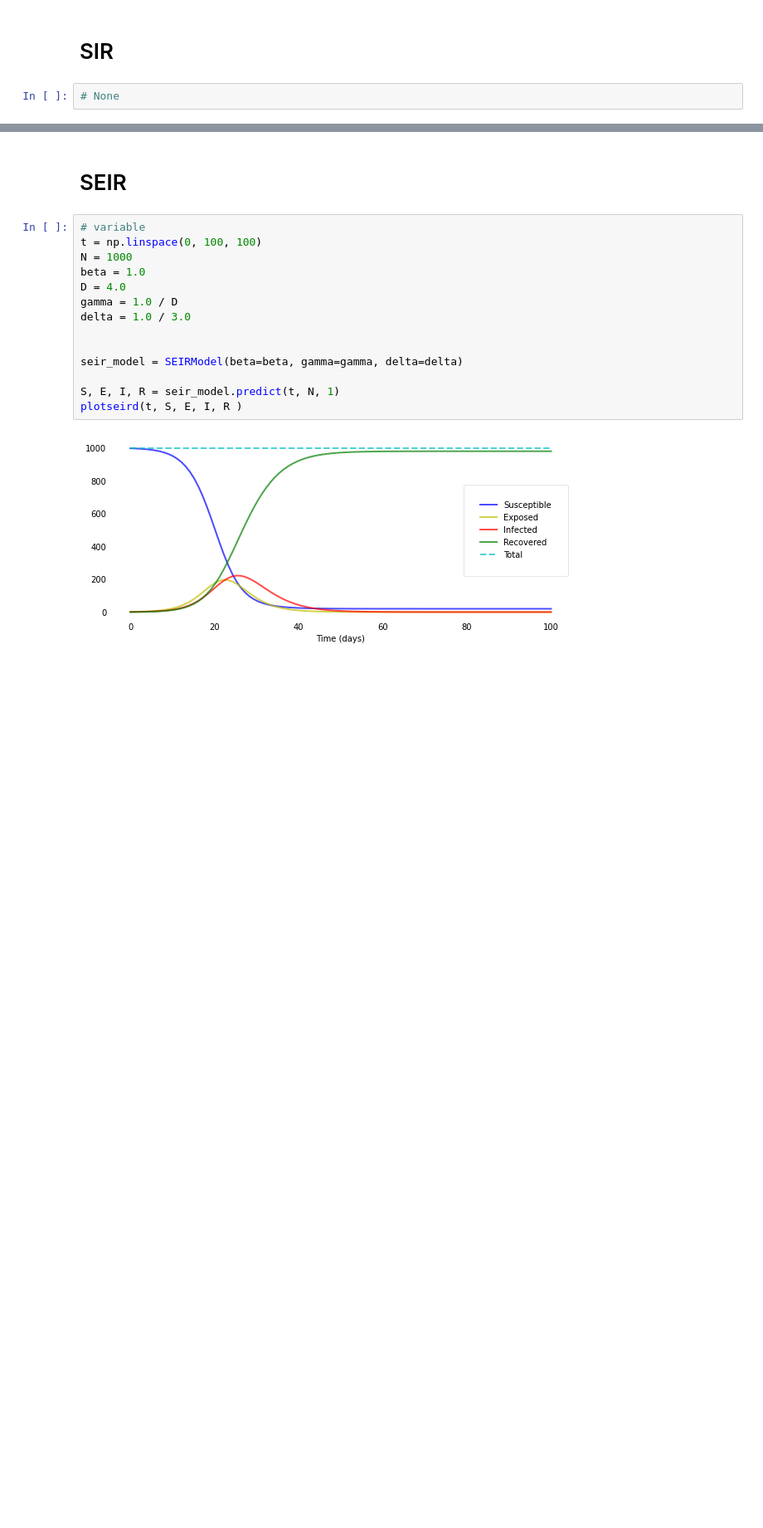
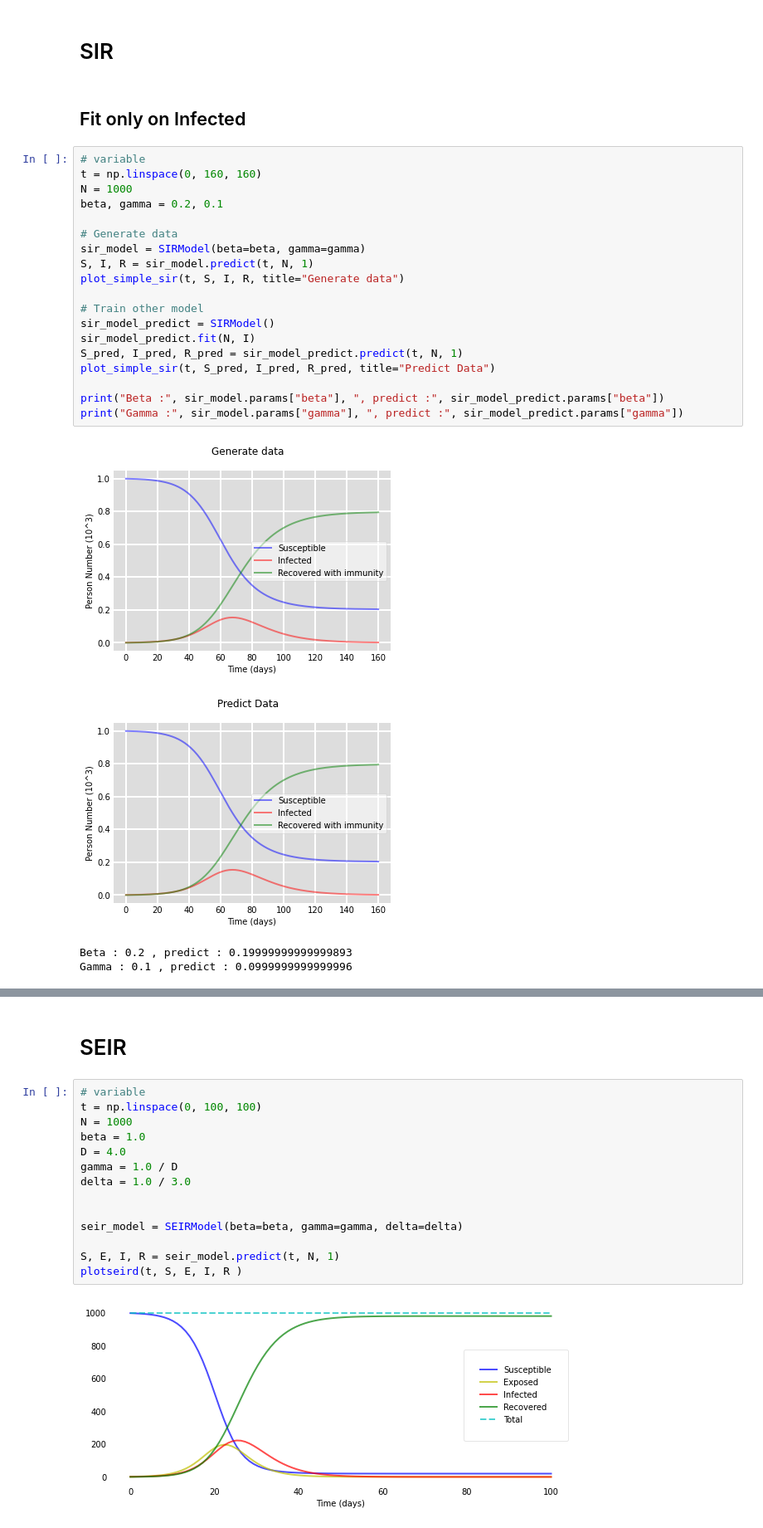
Before and after one commit to El-Tatane/chope_pas_le_covid, a Jupyter notebook: notebooks/Synthetic_data.ipynb, the cells around one changed output, grey strips where cells are left out. Shown: that part at 83% size. Cells and saved outputs as stored; diff of their text form; blank space fills up the shorter version.

Commit message:
add SIR -> train IR, update plot

```diff
--- a/notebooks/Synthetic_data.ipynb
+++ b/notebooks/Synthetic_data.ipynb
@@ -10,4 +13,28 @@ from my_framework.plot import plot_simple_sir, plot_triple_sir, plotseird
 # %% [markdown]
 # SIR
-# %%
-# None
+# %% [markdown]
+## Fit only on Infected
+# %%
+# variable
+t = np.linspace(0, 160, 160)
+N = 1000
+beta, gamma = 0.2, 0.1
+
+# Generate data
+sir_model = SIRModel(beta=beta, gamma=gamma)
+S, I, R = sir_model.predict(t, N, 1)
+plot_simple_sir(t, S, I, R, title="Generate data")
+
+# Train other model
+sir_model_predict = SIRModel()
+sir_model_predict.fit(N, I)
+S_pred, I_pred, R_pred = sir_model_predict.predict(t, N, 1)
+plot_simple_sir(t, S_pred, I_pred, R_pred, title="Predict Data")
+
+print("Beta :", sir_model.params["beta"], ", predict :", sir_model_predict.params["beta"])
+print("Gamma :", sir_model.params["gamma"], ", predict :", sir_model_predict.params["gamma"])
+# %% [output]
+[figure, added]
+[figure, added]
+Beta : 0.2 , predict : 0.19999999999999893
+Gamma : 0.1 , predict : 0.0999999999999996
```
Also changed, not shown: parts of 3 cells of this notebook, 3 other files.
